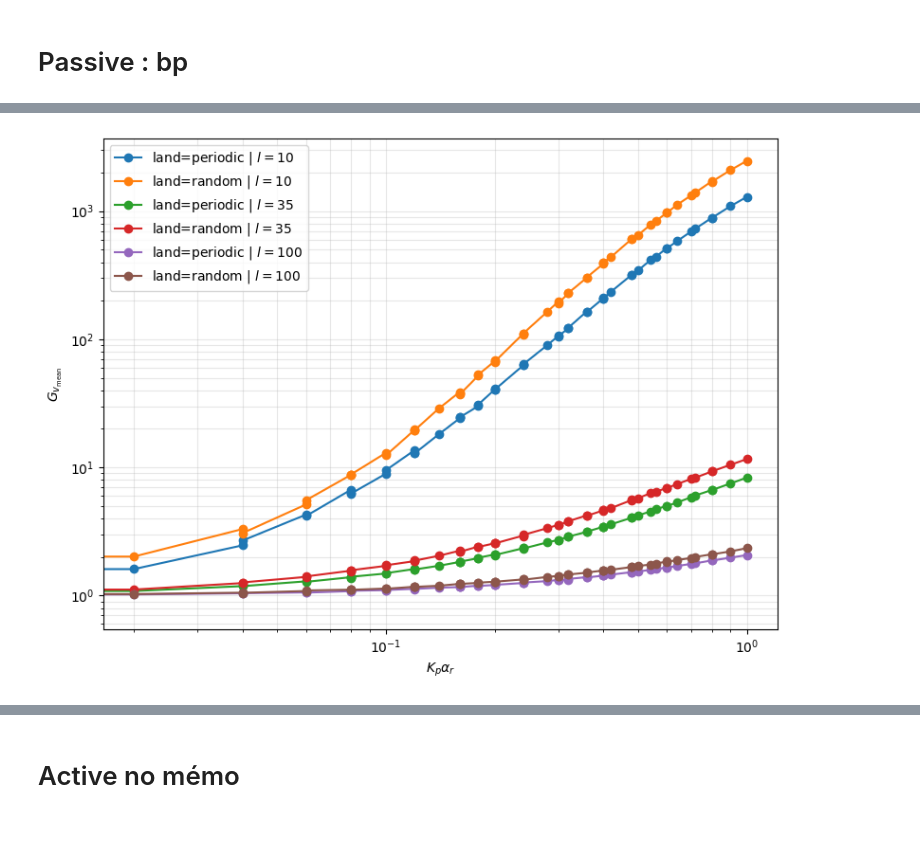
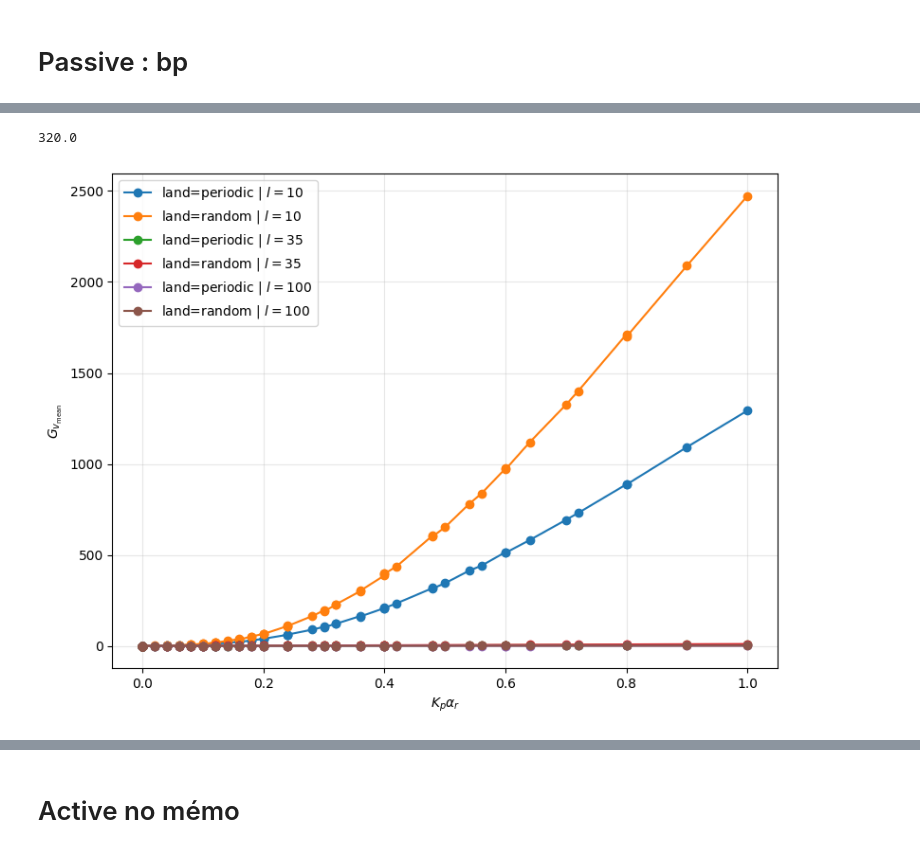
Before and after one commit to npelletbossot/nucleo, a Jupyter notebook: notebooks/work/fact_bis.ipynb, the cells around one changed output, grey strips where cells are left out. Drawn from its saved outputs; the diff is of its cells as text; code cells hidden in the pictures.

```diff
--- a/notebooks/work/fact_bis.ipynb
+++ b/notebooks/work/fact_bis.ipynb
@@ -313,3 +366,7 @@ plt.show()
+# %%
+150 * 160/45 * 0.60
+# %% [output]
+320.0
 # %%
 plt.figure(figsize=(8, 6))
 
@@ -325,32 +382,32 @@ for l in ls:
 
         v_base = df_passive.filter(
             (pl.col("alphar") == 0) &
             (pl.col("land") == land) &
             (pl.col("l") == l)
         )["vc_mean"].to_numpy()[0]
 
         Kp_alphar = (
             df_land["Kp"].to_numpy()
             * df_land["alphar"].to_numpy()
         )
 
         gain = df_land["vc_mean"].to_numpy() / v_base
 
         order = np.argsort(Kp_alphar)
 
         plt.plot(
             Kp_alphar[order],
             gain[order],
             marker="o",
             label=f"land={land} | $l={l}$"
         )
 
 plt.xlabel(r"$K_p \alpha_r$")
 plt.ylabel(r"$G_{v_{\mathrm{mean}}}$")
 plt.grid(True, alpha=0.30, which="both")
-plt.loglog(True)
+# plt.loglog(True)
 plt.legend()
 plt.tight_layout()
 plt.show()
 # %% [output]
-[figure, old version]
+[figure, new version]
```
Also changed, not shown: parts of 6 cells of this notebook, 4 other files.
